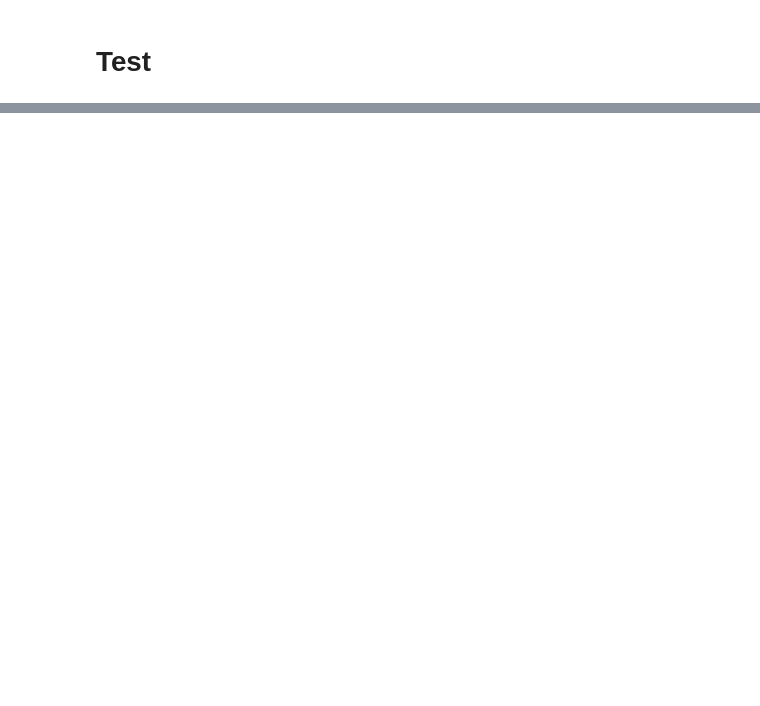
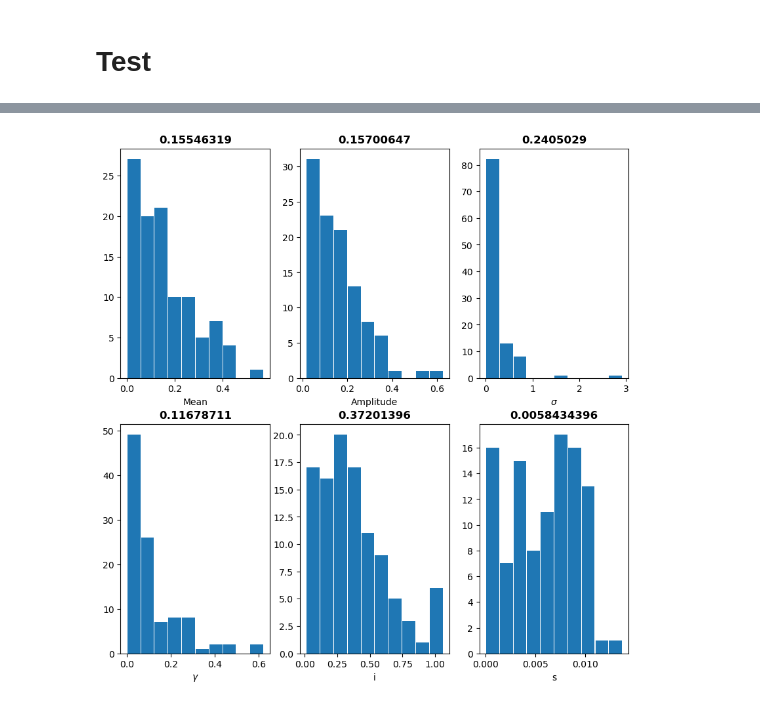
Before and after one commit to InesVATI/phylodeepINRAE, a Jupyter notebook: nonlinear_SEIR_model/SEIR_NNs.ipynb, the cells around one changed output, grey strips where cells are left out. Saved outputs shown, nothing was run; the diff lists cells and outputs as text; code cells hidden in the pictures; blank space fills up the shorter version.

```diff
--- a/nonlinear_SEIR_model/SEIR_NNs.ipynb
+++ b/nonlinear_SEIR_model/SEIR_NNs.ipynb
@@ -389,0 +449,13 @@ print('True label: \n', y_test)
+# %%
+# load test data
+params_to_infer = ["mean_signal", "amplitude", "incubation_rate", "recovery_rate", "import_param", "sampling_proba"]
+
+test_input = np.transpose(np.load("Test/test_CBLV.npy"), axes=(0, 2, 1))
+test_label = pd.read_csv("Test/test_scaled_params.csv")[params_to_infer].to_numpy()
+# %%
+# load model
+# mod_fnn = keras.models.load_model('FNN')
+# mod1 = keras.models.load_model("CNN_1")
+mod2 = keras.models.load_model("CNN_2")
+mod3 = keras.models.load_model("CNN_3")
+mod4 = keras.models.load_model("CNN_4")
@@ -389,0 +544,5 @@ print('True label: \n', y_test)
+# %%
+# compute_error(mod1)
+compute_error(mod2)
+# %% [output]
+[figure, added]
```
Also changed, not shown: parts of 46 cells of this notebook.
